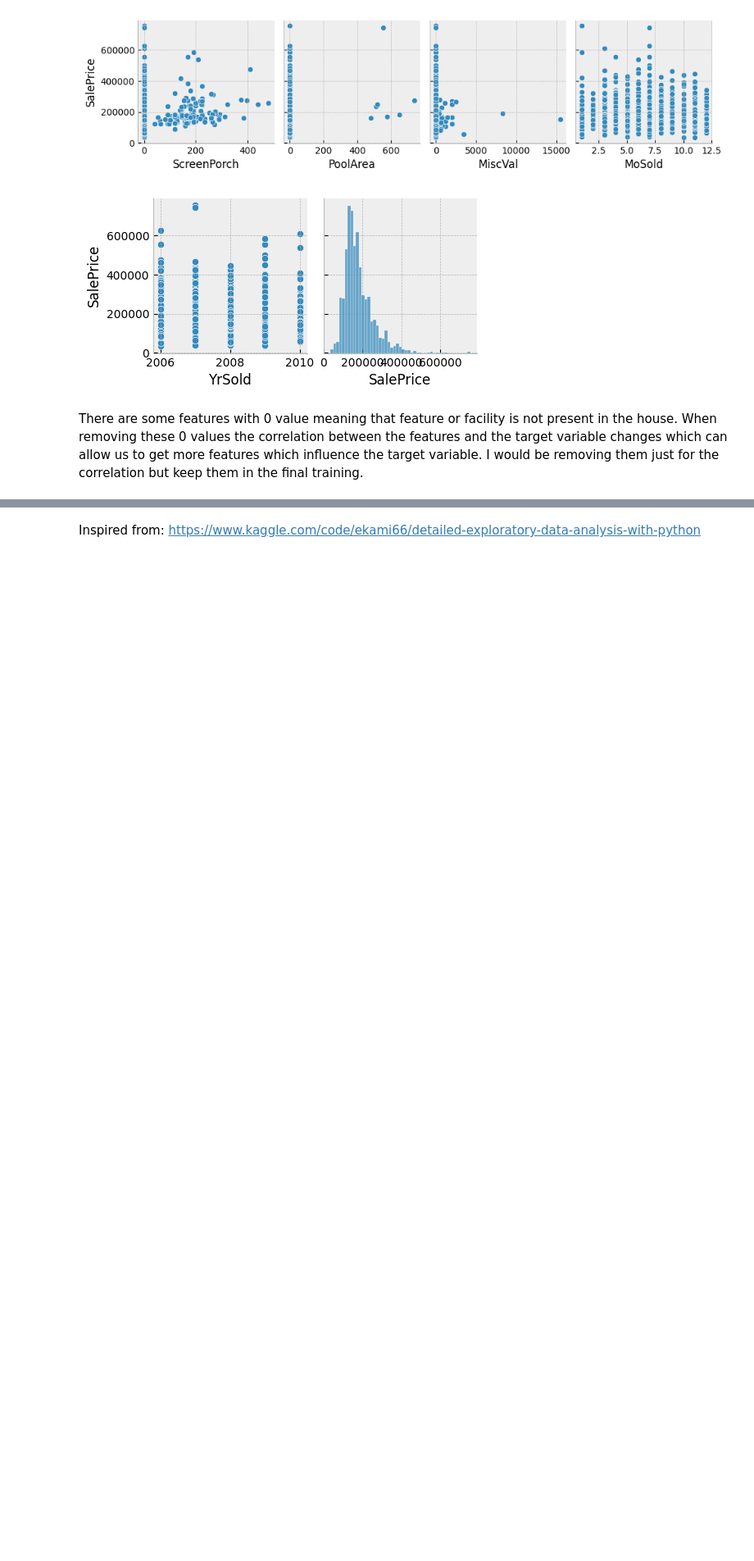
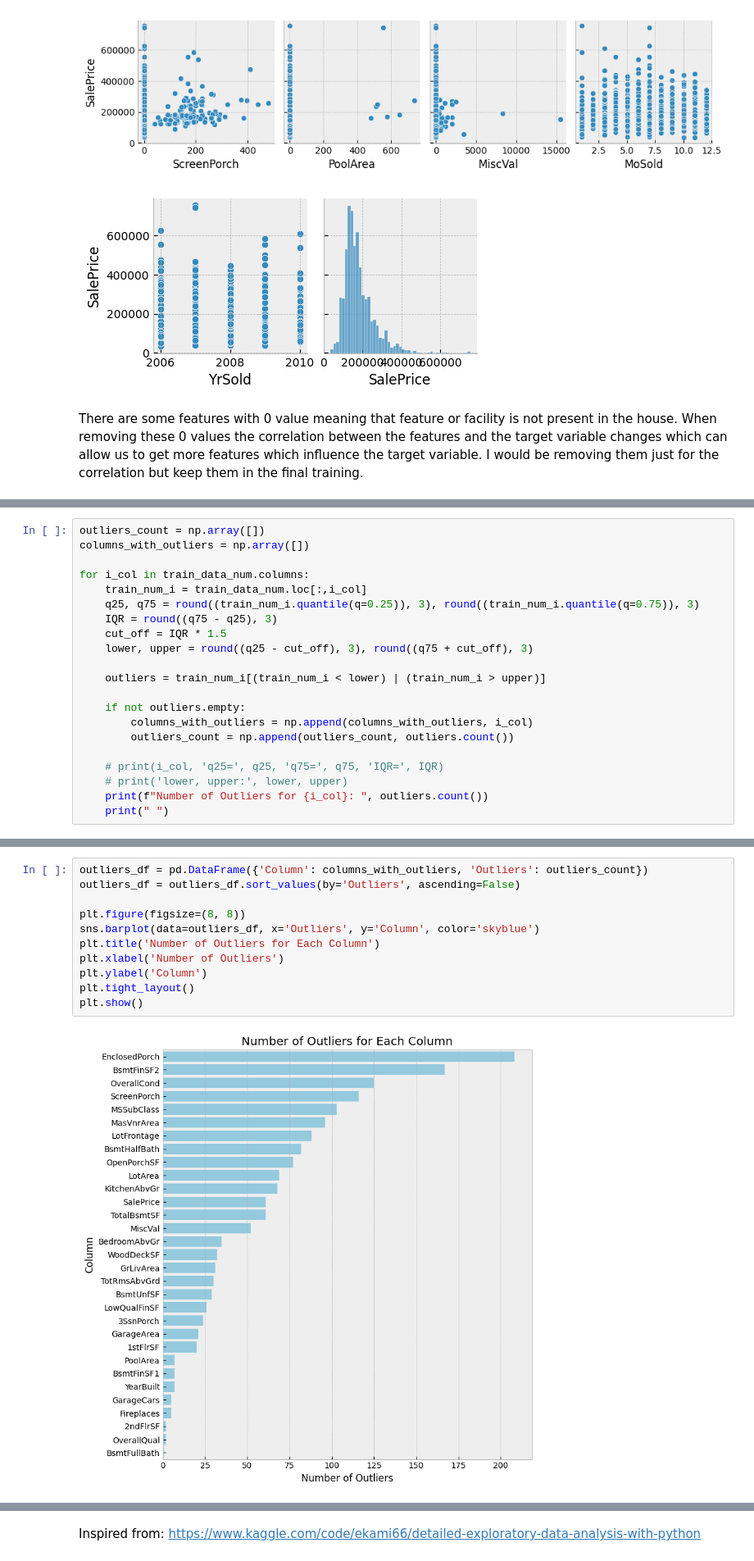
Before and after one commit to bharath03-a/house_rate_prediction, a Jupyter notebook: eda.ipynb, the cells around one changed output, grey strips where cells are left out. Shown at 82% size. Saved outputs shown, nothing was run; the diff lists cells and outputs as text; blank space fills up the shorter version.

```diff
--- a/eda.ipynb
+++ b/eda.ipynb
@@ -148,0 +269,21 @@ There are some features with 0 value meaning that feature or facility is not pre
+# %%
+outliers_count = np.array([])
+columns_with_outliers = np.array([])
+
+for i_col in train_data_num.columns:
+    train_num_i = train_data_num.loc[:,i_col]
+    q25, q75 = round((train_num_i.quantile(q=0.25)), 3), round((train_num_i.quantile(q=0.75)), 3)
+    IQR = round((q75 - q25), 3)
+    cut_off = IQR * 1.5
+    lower, upper = round((q25 - cut_off), 3), round((q75 + cut_off), 3)
+
+    outliers = train_num_i[(train_num_i < lower) | (train_num_i > upper)]
+
+    if not outliers.empty:
+        columns_with_outliers = np.append(columns_with_outliers, i_col)
+        outliers_count = np.append(outliers_count, outliers.count())
+
+    # print(i_col, 'q25=', q25, 'q75=', q75, 'IQR=', IQR)
+    # print('lower, upper:', lower, upper)
+    print(f"Number of Outliers for {i_col}: ", outliers.count())
+    print(" ")
@@ -148,0 +308,13 @@ There are some features with 0 value meaning that feature or facility is not pre
+# %%
+outliers_df = pd.DataFrame({'Column': columns_with_outliers, 'Outliers': outliers_count})
+outliers_df = outliers_df.sort_values(by='Outliers', ascending=False)
+
+plt.figure(figsize=(8, 8))
+sns.barplot(data=outliers_df, x='Outliers', y='Column', color='skyblue')
+plt.title('Number of Outliers for Each Column')
+plt.xlabel('Number of Outliers')
+plt.ylabel('Column')
+plt.tight_layout()
+plt.show()
+# %% [output]
+[figure, added]
```
Also changed, not shown: parts of 19 cells of this notebook, 3 other files.
